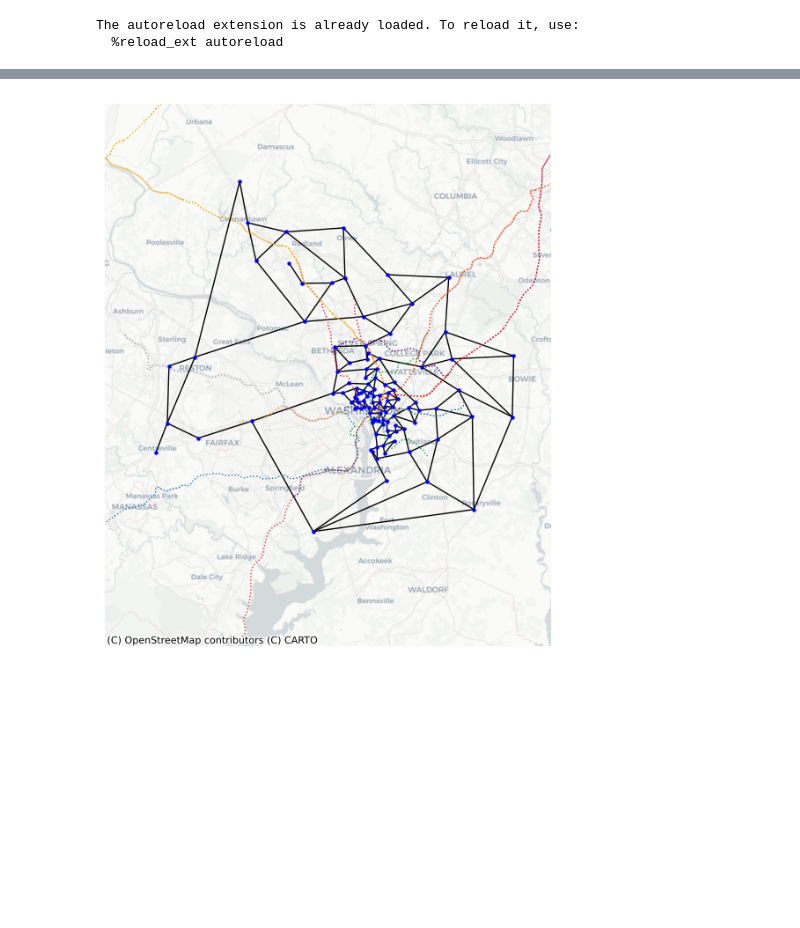
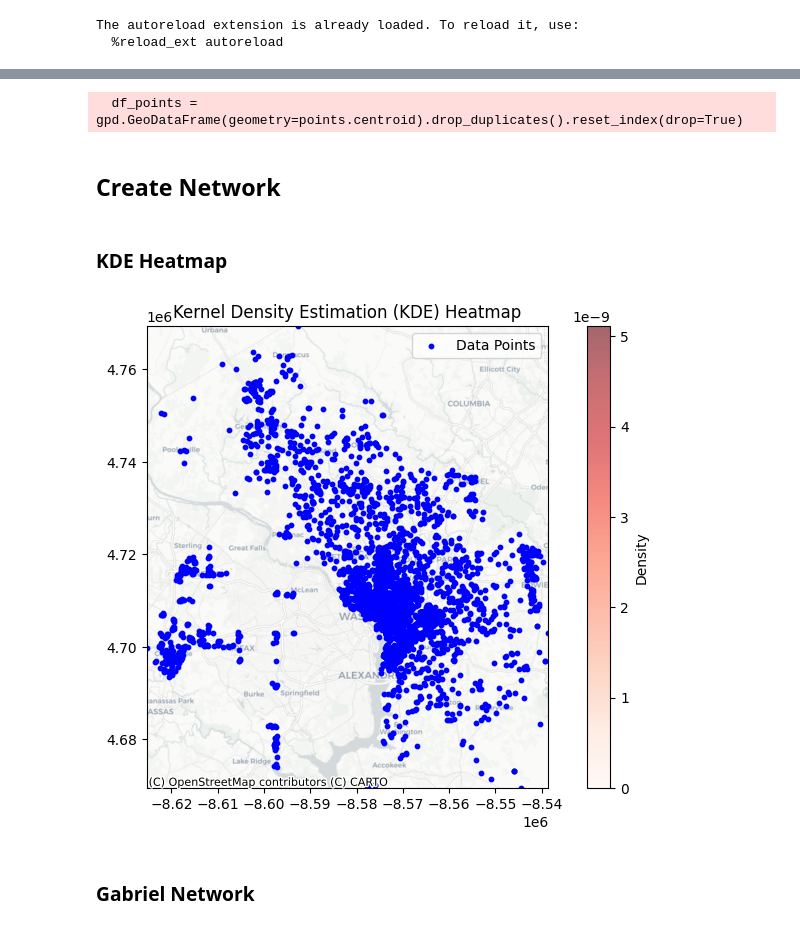
Before and after one commit to spencerrjenkins/cmsc725_wmata_map, a Jupyter notebook: eda.ipynb, the cells around one changed output, grey strips where cells are left out. Drawn from its saved outputs; the diff is of its cells as text; code cells hidden in the pictures; blank space fills up the shorter version.

```diff
--- a/eda.ipynb
+++ b/eda.ipynb
@@ -155,22 +80,24 @@ mst_contracted = remove_isolated_nodes(mst_contracted)
 # %%
-lines = perform_walks(mst_contracted, new_positions, num_walks=12, max_distance=200000)
+'''df["point_likelihood"] = df["transit_potential"]
+l = list(set(get_points(df, extremities)))
+points = gpd.GeoDataFrame(df[df['SID'].isin(l)])
+save_geojson(points, "data/graph_points.geojson")'''
+points = load_geojson("data/graph_points.geojson")
+combined_df_dc = load_geojson("data/dc/non-population-points/combined_df.geojson")
+combined_df_md = load_geojson("data/md/non-population-points/combined_df.geojson")
+points = reset_and_concat(points, combined_df_dc, combined_df_md)
+points = points["geometry"]
+df_points = gpd.GeoDataFrame(geometry=points.centroid).drop_duplicates().reset_index(drop=True)
+df_points = df_points.to_crs(3857)
+# %% [output]
+  df_points = gpd.GeoDataFrame(geometry=points.centroid).drop_duplicates().reset_index(drop=True)
+# %% [markdown]
+## Create Network
+# %% [markdown]
+### KDE Heatmap
 # %%
-#ax = df.plot(edgecolor='grey', facecolor='w', figsize=(8,8), linewidth=0.1)
-ax = wmata_df.to_crs(epsg=3857).plot(figsize=(8,8), color=wmata_df.color, linestyle='dotted', linewidth=1)
-ax = pl_df.to_crs(epsg=3857).plot(ax=ax, color=pl_df.color, linestyle='dotted', linewidth=1)
-ax = marc_df.to_crs(epsg=3857).plot(ax=ax, color=marc_df.color, linestyle='dotted', linewidth=1)
-ax = vre_df.to_crs(epsg=3857).plot(ax=ax, color=vre_df.color, linestyle='dotted', linewidth=1)
-ax = dcs_df.to_crs(epsg=3857).plot(ax=ax, color=dcs_df.color, linestyle='dotted', linewidth=1)
-#f,ax = mst.plot(df.to_crs(epsg=3857), ax=ax,
-#        edge_kws=dict(color='r', linewidth=1.2),
-#        node_kws=dict(marker=''))
-ax.set_xlim([ex_map[0],ex_map[2]])
-ax.set_ylim([ex_map[1],ex_map[3]])
-cx.add_basemap(ax, source=cx.providers.CartoDB.Positron)
-ax.set_axis_off()
-ax = nx.draw(mst_contracted, new_positions, ax=ax, node_size=5, node_color="b", edge_color="black")
-#ax = plot_walks(mst_contracted, new_positions, lines, ax)
-#ax = df_points.plot(ax=ax, color='black', marker='*', zorder=100)
-plt.savefig("network_map_mst")
+kde = plot_kde_heatmap(df_points)
 # %% [output]
-[figure, old version]
+[figure, new version]
+# %% [markdown]
+### Gabriel Network
```
Also changed, not shown: parts of 15 cells of this notebook, 2 other files.
